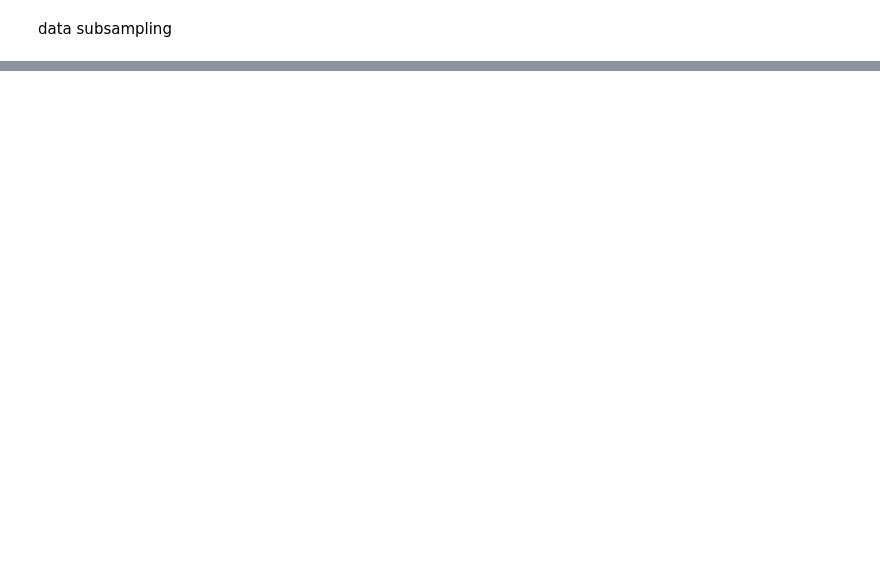
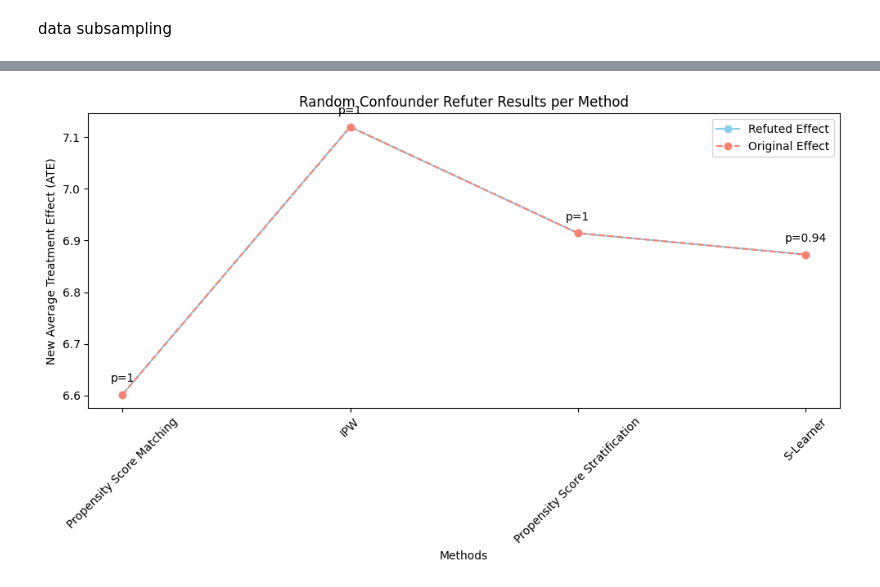
Before and after one commit to Zvi-Badash/EQLS-Causal-Project, a Jupyter notebook: robustness.ipynb, the cells around one changed output, grey strips where cells are left out. Cells and saved outputs as stored; diff of their text form; code cells hidden in the pictures; blank space fills up the shorter version.

```diff
--- a/robustness.ipynb
+++ b/robustness.ipynb
@@ -904,4 +648,15 @@ refutation test- random variables addition
 # %% [markdown]
 data subsampling
 # %%
-# Use different percentage
+# Subset analysis
+subset_percentages = [0.5, 0.7, 0.9]
+subset_refuter = {}
+for method in methods:
+    if method not in ates:
+        continue
+    causal_estimate = ates[method]
+    for subset_percentage in subset_percentages:
+        res_subset_analysis = model.refute_estimate(estimand, causal_estimate, method_name="data_subset_refuter", subset_percentage=subset_percentage)
+        subset_refuter[(method, subset_percentage)] = res_subset_analysis
+
+    print(f"Subset analysis for {method}: {res_subset_analysis}")
@@ -907,0 +712,10 @@ data subsampling
+# %%
+# Random confounder
+random_confounder_refuter = {}
+for method in methods:
+    if method not in ates:
+        continue
+    causal_estimate = ates[method]
+    res_random = model.refute_estimate(estimand, causal_estimate, method_name="random_common_cause", placebo_type="permute")
+    random_confounder_refuter[method] = res_random
+    print(f"Random confounder test for {method}: {res_random}")
@@ -907,0 +741,21 @@ data subsampling
+# %%
+methods_names = [methods_new_names[m] for m in random_confounder_refuter.keys()]
+methods = list(random_confounder_refuter.keys())
+results = [random_confounder_refuter[m].new_effect for m in methods]
+orig_effect = [random_confounder_refuter[m].estimated_effect for m in methods]
+p_values = [random_confounder_refuter[m].refutation_result['p_value'] for m in methods]
+
+plt.figure(figsize=(10, 6))
+plt.plot(methods_names, results, marker='o', linestyle='-', color='skyblue', label='Refuted Effect')
+plt.plot(methods_names, orig_effect, marker='o', linestyle='--', color='salmon', label='Original Effect')
+for i, (x, y, p) in enumerate(zip(methods_names, results, p_values)):
+    plt.text(i, y + 0.02, f"p={p:.3g}", ha='center', va='bottom', fontsize=10)
+plt.xlabel("Methods")
+plt.ylabel("New Average Treatment Effect (ATE)")
+plt.title("Random Confounder Refuter Results per Method")
+plt.xticks(rotation=45)
+plt.legend()
+plt.tight_layout()
+plt.show()
+# %% [output]
+[figure, added]
```
Also changed, not shown: parts of 23 cells of this notebook, 2 other files.
